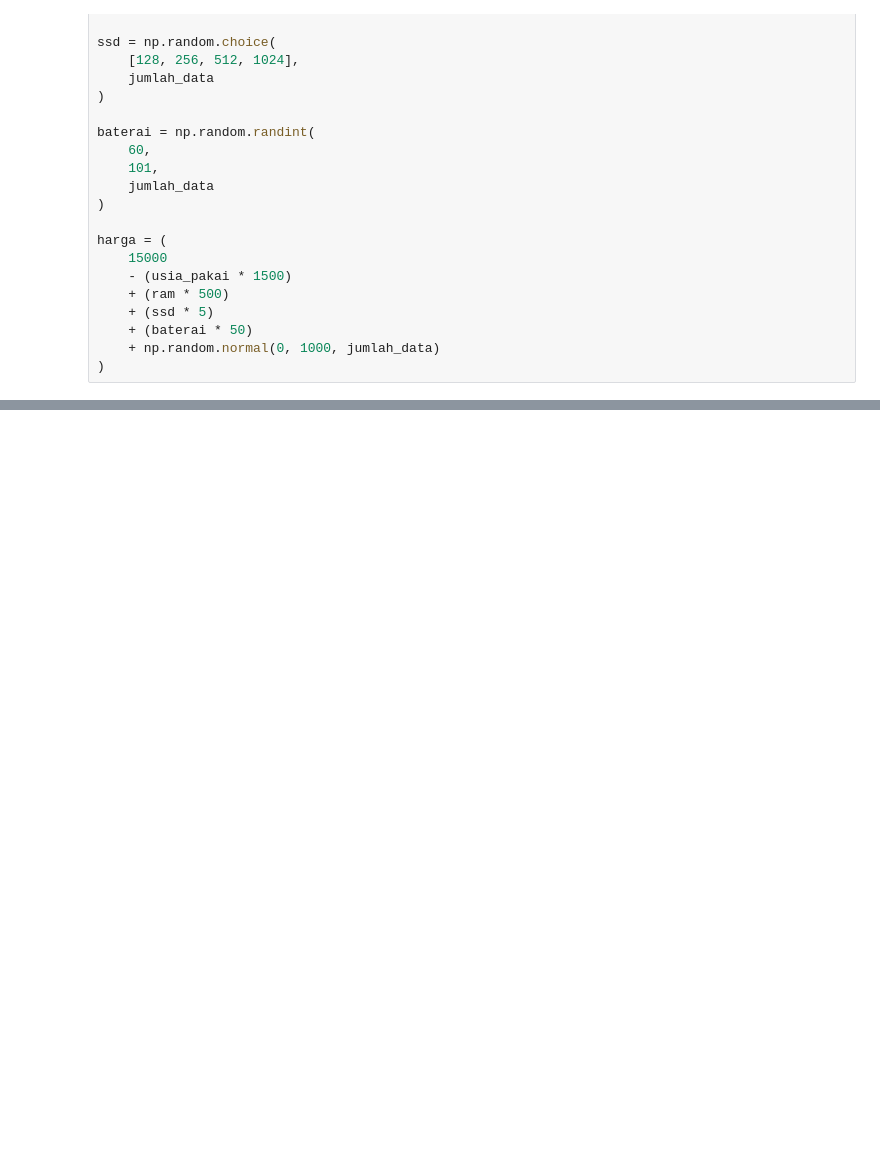
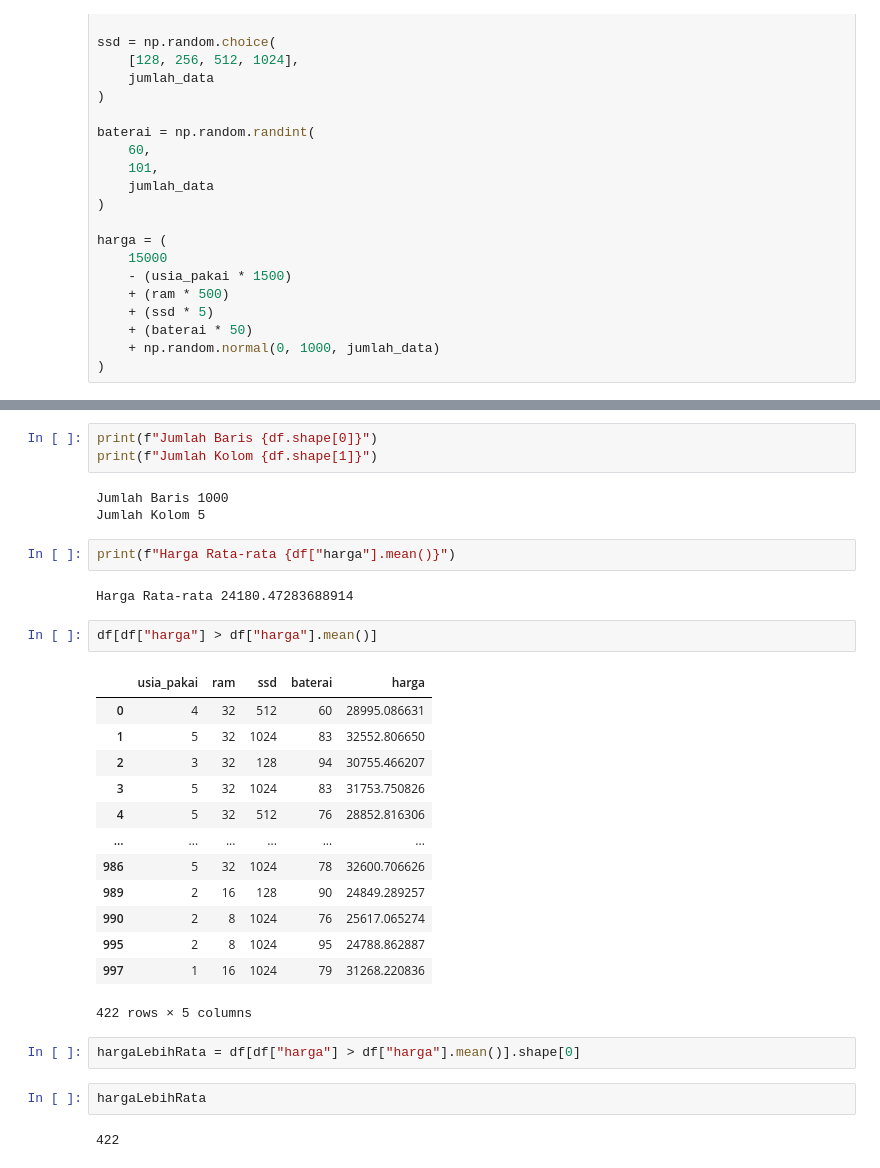
Before and after one commit to hananlu/aiBigData, a Jupyter notebook: Week_10_Decision_Tree_Regressor.ipynb, the cells around one changed output, grey strips where cells are left out. Saved outputs shown, nothing was run; the diff lists cells and outputs as text; blank space fills up the shorter version.

```diff
--- a/Week_10_Decision_Tree_Regressor.ipynb
+++ b/Week_10_Decision_Tree_Regressor.ipynb
@@ -42,0 +60,32 @@ harga = (
+# %%
+print(f"Jumlah Baris {df.shape[0]}")
+print(f"Jumlah Kolom {df.shape[1]}")
+# %% [output]
+Jumlah Baris 1000
+Jumlah Kolom 5
+# %%
+print(f"Harga Rata-rata {df["harga"].mean()}")
+# %% [output]
+Harga Rata-rata 24180.47283688914
+# %%
+df[df["harga"] > df["harga"].mean()]
+# %% [output]
+|  | usia_pakai | ram | ssd | baterai | harga |
+| 0 | 4 | 32 | 512 | 60 | 28995.086631 |
+| 1 | 5 | 32 | 1024 | 83 | 32552.806650 |
+| 2 | 3 | 32 | 128 | 94 | 30755.466207 |
+| 3 | 5 | 32 | 1024 | 83 | 31753.750826 |
+| 4 | 5 | 32 | 512 | 76 | 28852.816306 |
+| ... | ... | ... | ... | ... | ... |
+| 986 | 5 | 32 | 1024 | 78 | 32600.706626 |
+| 989 | 2 | 16 | 128 | 90 | 24849.289257 |
+| 990 | 2 | 8 | 1024 | 76 | 25617.065274 |
+| 995 | 2 | 8 | 1024 | 95 | 24788.862887 |
+| 997 | 1 | 16 | 1024 | 79 | 31268.220836 |
+422 rows × 5 columns
+# %%
+hargaLebihRata = df[df["harga"] > df["harga"].mean()].shape[0]
+# %%
+hargaLebihRata
+# %% [output]
+422
```
Also changed, not shown: parts of 30 cells of this notebook.
